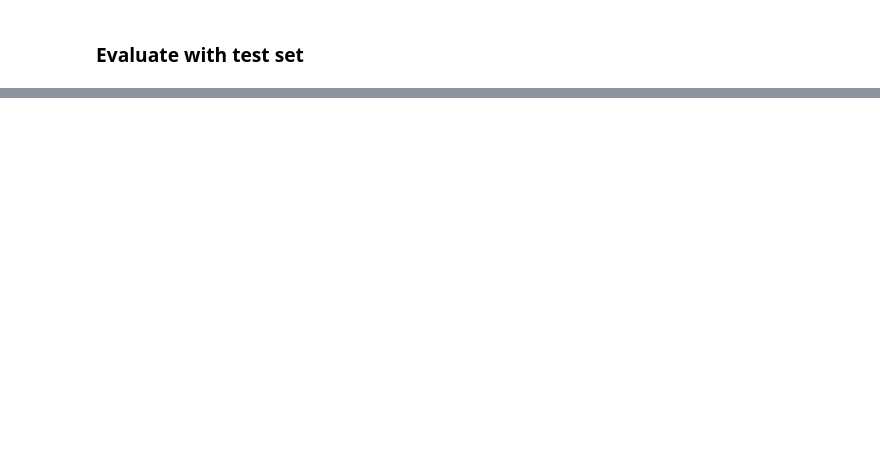
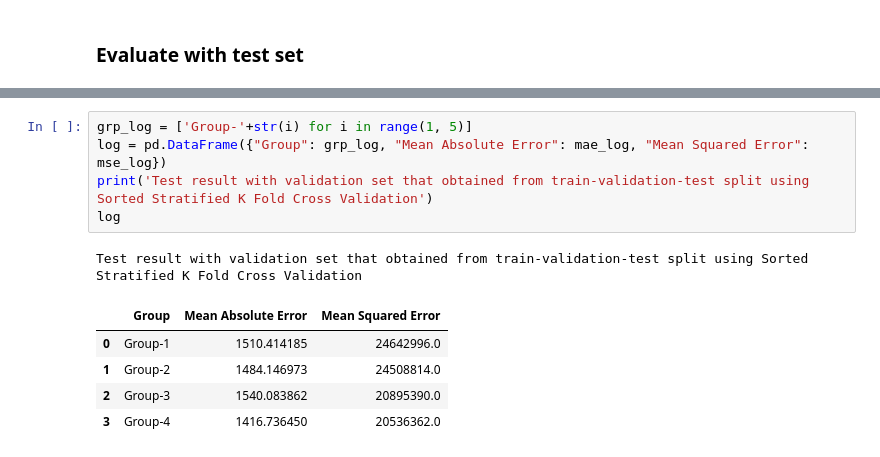
Before and after one commit to LugoBlogger/MLCC-Assignment-05, a Jupyter notebook: medical_cost_forecast.ipynb, the cells around one changed output, grey strips where cells are left out. Drawn from its saved outputs; the diff is of its cells as text; blank space fills up the shorter version.

```diff
--- a/medical_cost_forecast.ipynb
+++ b/medical_cost_forecast.ipynb
@@ -605,0 +544,12 @@ Finally, we predict the charges of medical cost using data in the testing set.
+# %%
+grp_log = ['Group-'+str(i) for i in range(1, 5)]
+log = pd.DataFrame({"Group": grp_log, "Mean Absolute Error": mae_log, "Mean Squared Error": mse_log})
+print('Test result with validation set that obtained from train-validation-test split using Sorted Stratified K Fold Cross Validation')
+log
+# %% [output]
+Test result with validation set that obtained from train-validation-test split using Sorted Stratified K Fold Cross Validation
+|  | Group | Mean Absolute Error | Mean Squared Error |
+| 0 | Group-1 | 1510.414185 | 24642996.0 |
+| 1 | Group-2 | 1484.146973 | 24508814.0 |
+| 2 | Group-3 | 1540.083862 | 20895390.0 |
+| 3 | Group-4 | 1416.736450 | 20536362.0 |
```
Also changed, not shown: parts of 46 cells of this notebook.
